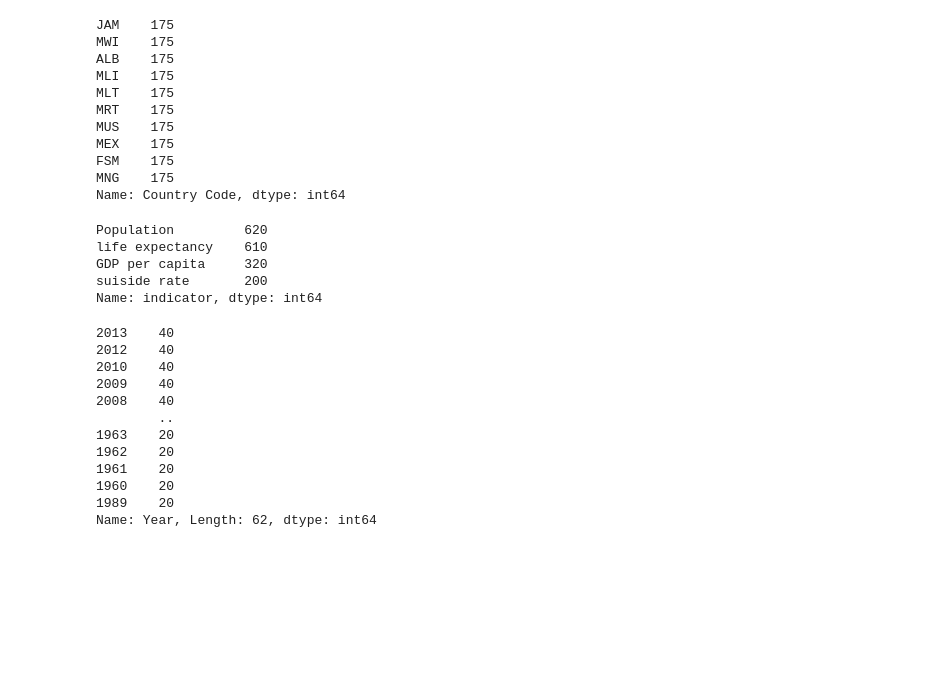
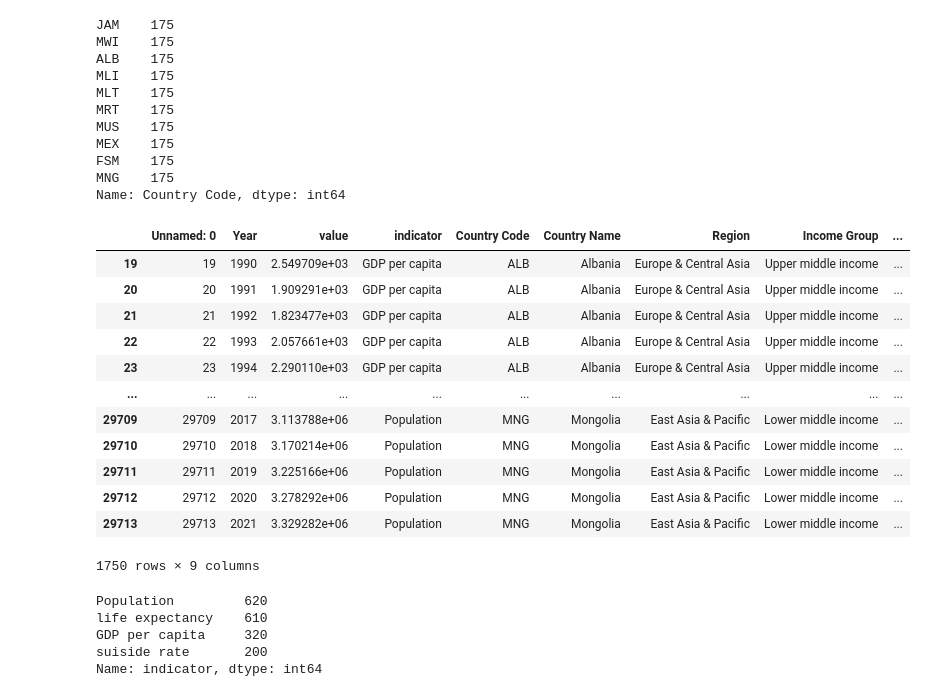
Before and after one commit to Jyothsna9618/Jabboju1, a Jupyter notebook: Assignment_07/assignment07.ipynb, the cells around one changed output. Cells and saved outputs as stored; diff of their text form; code cells hidden in the pictures; blank space fills up the shorter version.

```diff
--- a/Assignment_07/assignment07.ipynb
+++ b/Assignment_07/assignment07.ipynb
@@ -91,4 +91,18 @@ Name: Country Code, dtype: int64
 # %%
-filt = data['Country Code'].isin(['JAM','MWI','ALB','MLI','MLT','MRT','MUS','MEX','FSM','MNG'])
-data = data[filt]
+filt = data.loc[data['Country Code'].isin(['JAM','MWI','ALB','MLI','MLT','MRT','MUS','MEX','FSM','MNG'])]
+filt
+# %% [output]
+|  | Unnamed: 0 | Year | value | indicator | Country Code | Country Name | Region | Income Group | ... |
+| 19 | 19 | 1990 | 2.549709e+03 | GDP per capita | ALB | Albania | Europe & Central Asia | Upper middle income | ... |
+| 20 | 20 | 1991 | 1.909291e+03 | GDP per capita | ALB | Albania | Europe & Central Asia | Upper middle income | ... |
+| 21 | 21 | 1992 | 1.823477e+03 | GDP per capita | ALB | Albania | Europe & Central Asia | Upper middle income | ... |
+| 22 | 22 | 1993 | 2.057661e+03 | GDP per capita | ALB | Albania | Europe & Central Asia | Upper middle income | ... |
+| 23 | 23 | 1994 | 2.290110e+03 | GDP per capita | ALB | Albania | Europe & Central Asia | Upper middle income | ... |
+| ... | ... | ... | ... | ... | ... | ... | ... | ... | ... |
+| 29709 | 29709 | 2017 | 3.113788e+06 | Population | MNG | Mongolia | East Asia & Pacific | Lower middle income | ... |
+| 29710 | 29710 | 2018 | 3.170214e+06 | Population | MNG | Mongolia | East Asia & Pacific | Lower middle income | ... |
+| 29711 | 29711 | 2019 | 3.225166e+06 | Population | MNG | Mongolia | East Asia & Pacific | Lower middle income | ... |
+| 29712 | 29712 | 2020 | 3.278292e+06 | Population | MNG | Mongolia | East Asia & Pacific | Lower middle income | ... |
+| 29713 | 29713 | 2021 | 3.329282e+06 | Population | MNG | Mongolia | East Asia & Pacific | Lower middle income | ... |
+1750 rows × 9 columns
 # %%
@@ -99,19 +113,3 @@ life expectancy    610
 GDP per capita     320
 suiside rate       200
 Name: indicator, dtype: int64
-# %%
-data['Year'].value_counts()
-data['Year'].value_counts()
-# %% [output]
-2013    40
-2012    40
-2010    40
-2009    40
-2008    40
-        ..
-1963    20
-1962    20
-1961    20
-1960    20
-1989    20
-Name: Year, Length: 62, dtype: int64
```
Also changed, not shown: parts of 23 cells of this notebook.
